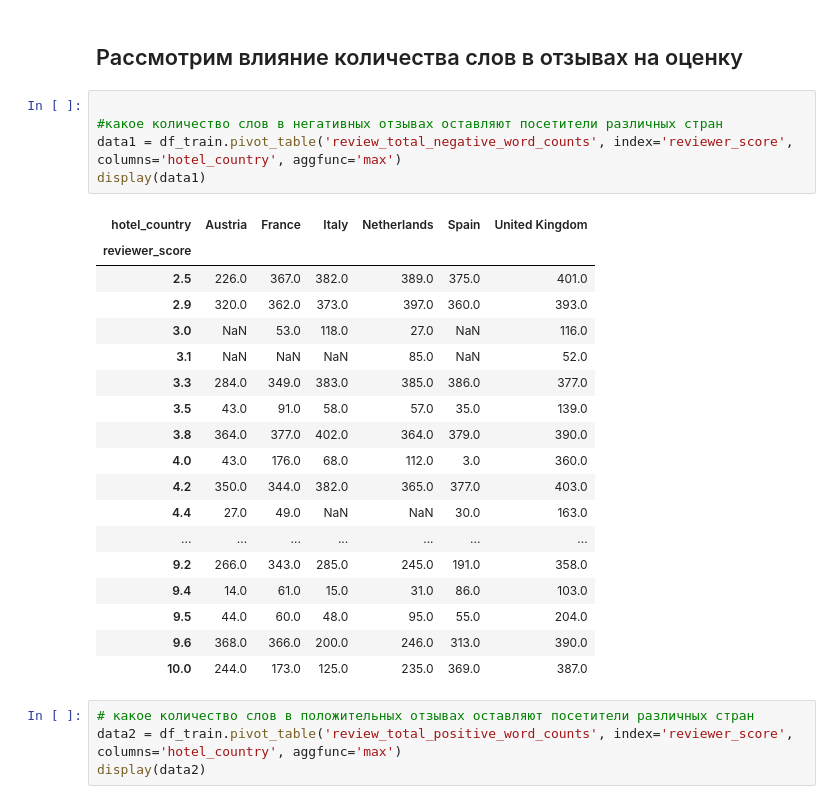
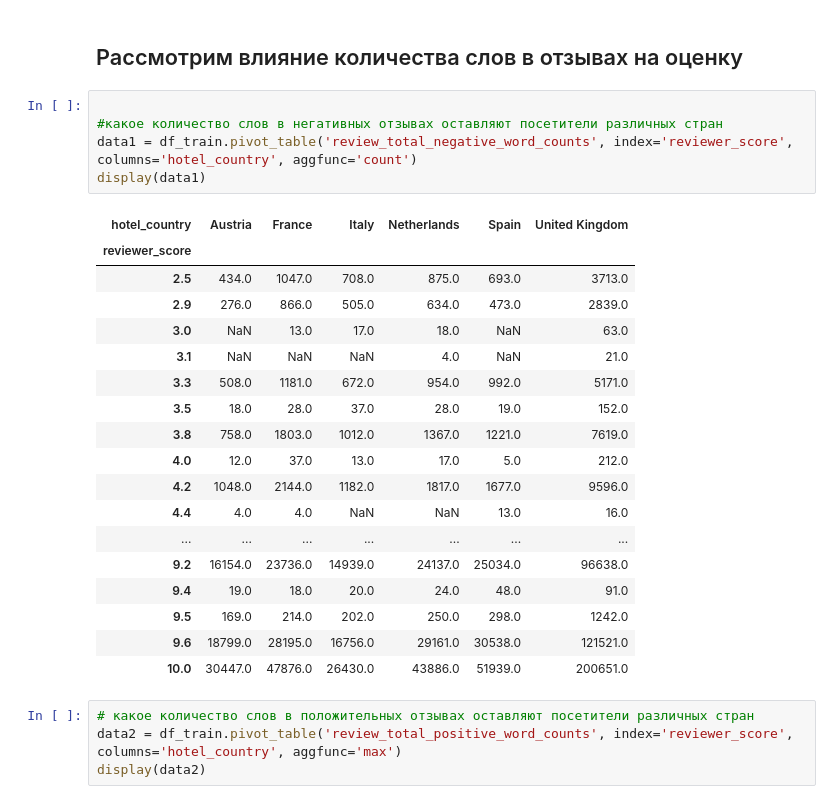
Before and after one commit to AleksandrFrom/SF_DS, a Jupyter notebook: EDA-Project3.ipynb, the cells around one changed output. Cells and saved outputs as stored; diff of their text form.

```diff
--- a/EDA-Project3.ipynb
+++ b/EDA-Project3.ipynb
@@ -190,27 +190,27 @@ Name: tags_n, Length: 2368, dtype: int64
 # %%
 
 #какое количество слов в негативных отзывах оставляют посетители различных стран
-data1 = df_train.pivot_table('review_total_negative_word_counts', index='reviewer_score', columns='hotel_country', aggfunc='max')
+data1 = df_train.pivot_table('review_total_negative_word_counts', index='reviewer_score', columns='hotel_country', aggfunc='count')
 display(data1)
 # %% [output]
 | hotel_country | Austria | France | Italy | Netherlands | Spain | United Kingdom |
 | reviewer_score |  |  |  |  |  |  |
-| 2.5 | 226.0 | 367.0 | 382.0 | 389.0 | 375.0 | 401.0 |
-| 2.9 | 320.0 | 362.0 | 373.0 | 397.0 | 360.0 | 393.0 |
-| 3.0 | NaN | 53.0 | 118.0 | 27.0 | NaN | 116.0 |
-| 3.1 | NaN | NaN | NaN | 85.0 | NaN | 52.0 |
-| 3.3 | 284.0 | 349.0 | 383.0 | 385.0 | 386.0 | 377.0 |
-| 3.5 | 43.0 | 91.0 | 58.0 | 57.0 | 35.0 | 139.0 |
-| 3.8 | 364.0 | 377.0 | 402.0 | 364.0 | 379.0 | 390.0 |
-| 4.0 | 43.0 | 176.0 | 68.0 | 112.0 | 3.0 | 360.0 |
-| 4.2 | 350.0 | 344.0 | 382.0 | 365.0 | 377.0 | 403.0 |
-| 4.4 | 27.0 | 49.0 | NaN | NaN | 30.0 | 163.0 |
+| 2.5 | 434.0 | 1047.0 | 708.0 | 875.0 | 693.0 | 3713.0 |
+| 2.9 | 276.0 | 866.0 | 505.0 | 634.0 | 473.0 | 2839.0 |
+| 3.0 | NaN | 13.0 | 17.0 | 18.0 | NaN | 63.0 |
+| 3.1 | NaN | NaN | NaN | 4.0 | NaN | 21.0 |
+| 3.3 | 508.0 | 1181.0 | 672.0 | 954.0 | 992.0 | 5171.0 |
+| 3.5 | 18.0 | 28.0 | 37.0 | 28.0 | 19.0 | 152.0 |
+| 3.8 | 758.0 | 1803.0 | 1012.0 | 1367.0 | 1221.0 | 7619.0 |
+| 4.0 | 12.0 | 37.0 | 13.0 | 17.0 | 5.0 | 212.0 |
+| 4.2 | 1048.0 | 2144.0 | 1182.0 | 1817.0 | 1677.0 | 9596.0 |
+| 4.4 | 4.0 | 4.0 | NaN | NaN | 13.0 | 16.0 |
 | ... | ... | ... | ... | ... | ... | ... |
-| 9.2 | 266.0 | 343.0 | 285.0 | 245.0 | 191.0 | 358.0 |
-| 9.4 | 14.0 | 61.0 | 15.0 | 31.0 | 86.0 | 103.0 |
-| 9.5 | 44.0 | 60.0 | 48.0 | 95.0 | 55.0 | 204.0 |
-| 9.6 | 368.0 | 366.0 | 200.0 | 246.0 | 313.0 | 390.0 |
-| 10.0 | 244.0 | 173.0 | 125.0 | 235.0 | 369.0 | 387.0 |
+| 9.2 | 16154.0 | 23736.0 | 14939.0 | 24137.0 | 25034.0 | 96638.0 |
+| 9.4 | 19.0 | 18.0 | 20.0 | 24.0 | 48.0 | 91.0 |
+| 9.5 | 169.0 | 214.0 | 202.0 | 250.0 | 298.0 | 1242.0 |
+| 9.6 | 18799.0 | 28195.0 | 16756.0 | 29161.0 | 30538.0 | 121521.0 |
+| 10.0 | 30447.0 | 47876.0 | 26430.0 | 43886.0 | 51939.0 | 200651.0 |
 # %%
 # какое количество слов в положительных отзывах оставляют посетители различных стран
 data2 = df_train.pivot_table('review_total_positive_word_counts', index='reviewer_score', columns='hotel_country', aggfunc='max')
```
Also changed, not shown: parts of 16 cells of this notebook, 1 other file.
